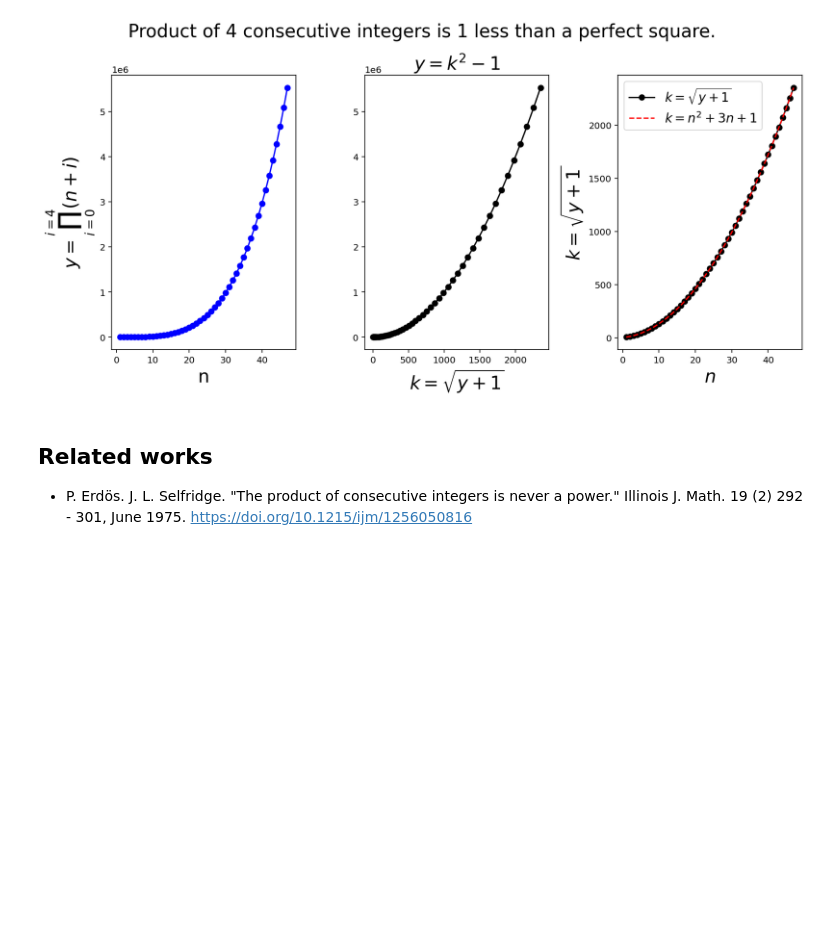
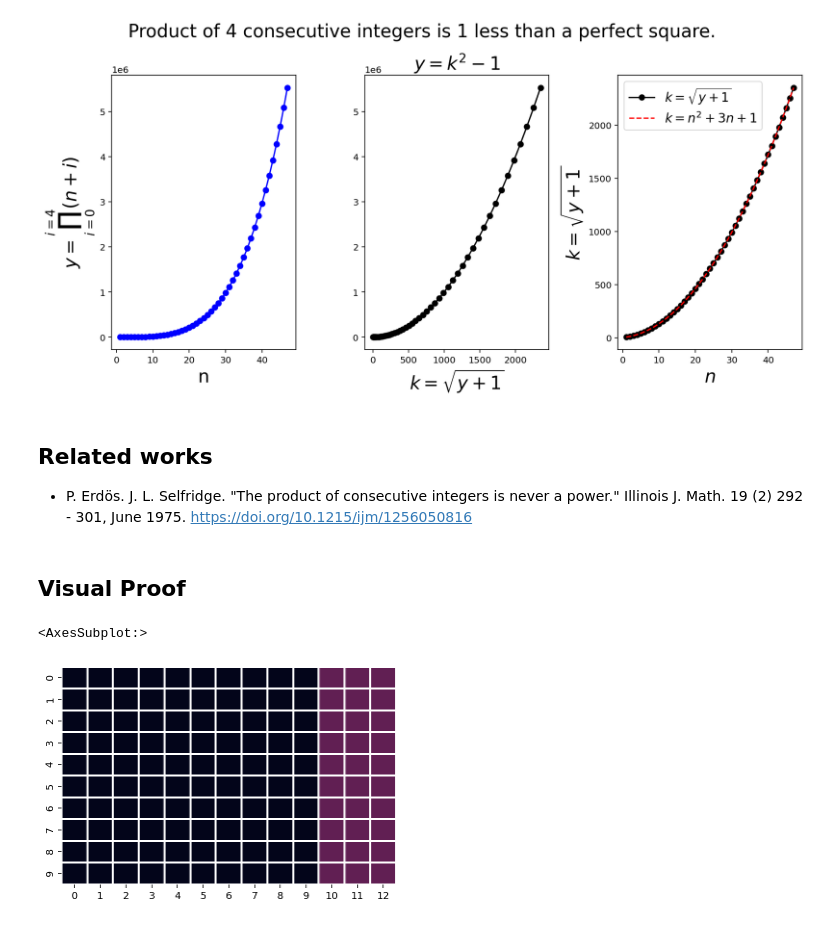
Before and after one commit to napsternxg/ipython-notebooks, a Jupyter notebook: Slide Notebooks/Product of consecutive numbers.ipynb, the cells around one changed output. Cells and saved outputs as stored; diff of their text form; code cells hidden in the pictures; blank space fills up the shorter version.

Commit message:
Added Math Proof Slides

```diff
--- a/Slide Notebooks/Product of consecutive numbers.ipynb
+++ b/Slide Notebooks/Product of consecutive numbers.ipynb
@@ -249,3 +250,13 @@ fig.tight_layout()
 
 
 * P. Erdös. J. L. Selfridge. "The product of consecutive integers is never a power." Illinois J. Math. 19 (2) 292 - 301, June 1975. https://doi.org/10.1215/ijm/1256050816
+# %% [markdown]
+## Visual Proof
+# %%
+nums = np.arange(10,10+4)
+A = np.zeros((nums[0], nums[-1]))
+A[:, nums[0]:] = 1
+sns.heatmap(A, linewidth=2, cbar=False, vmin=0, vmax=4)
+# %% [output]
+<AxesSubplot:>
+[figure, added]
```
Also changed, not shown: parts of 6 cells of this notebook, 1 other file.
